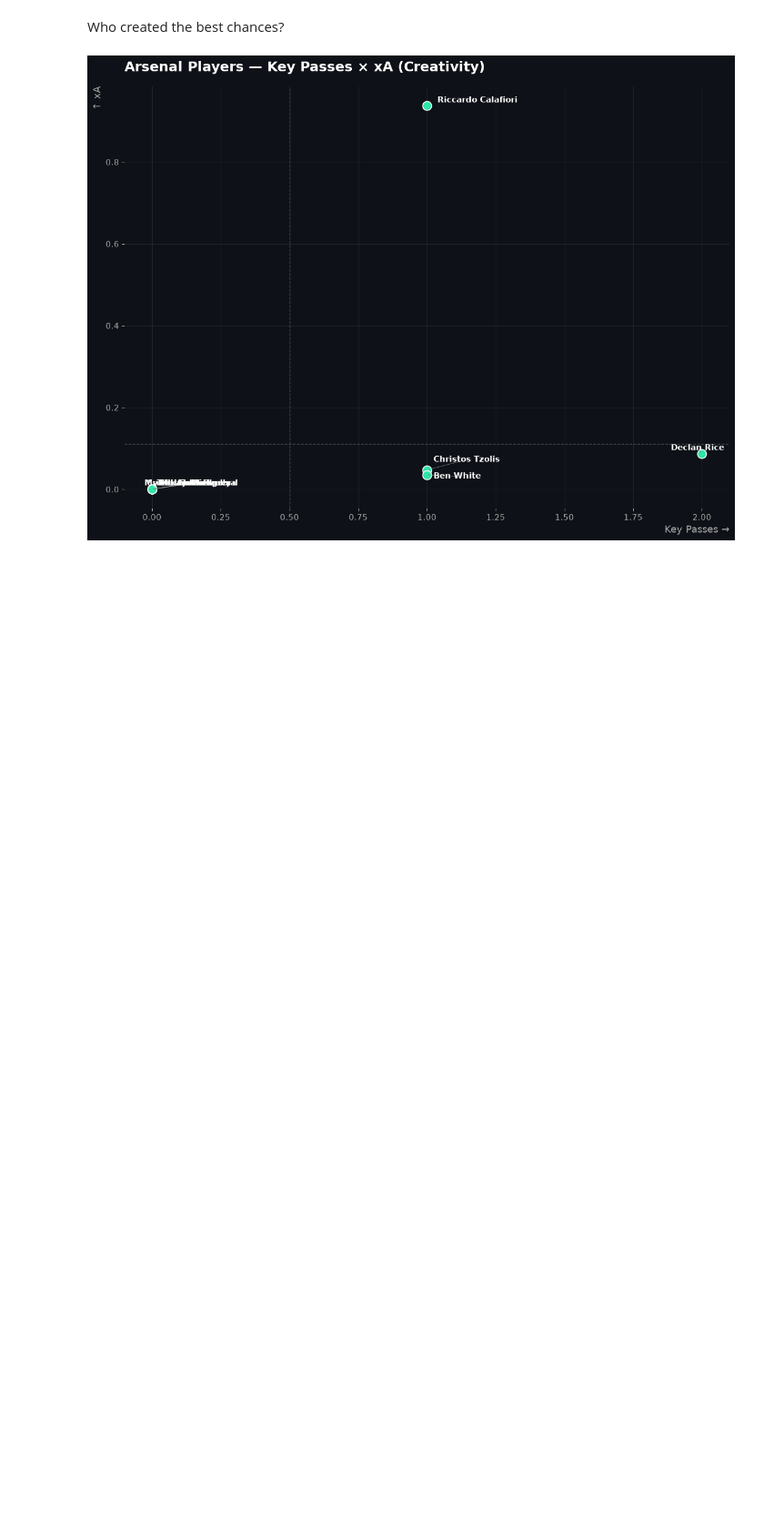
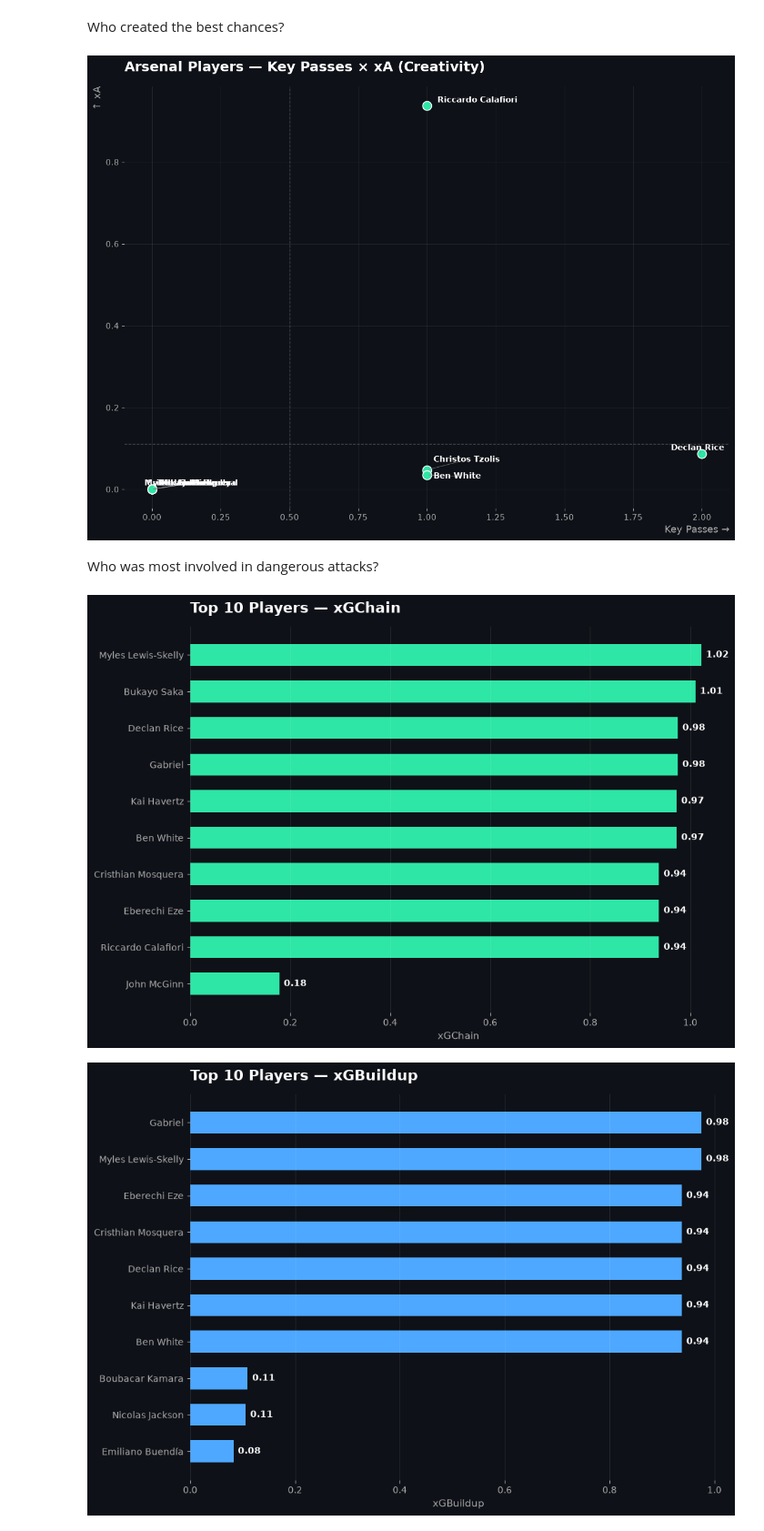
Before and after one commit to SalmaAllam8/football-data-visualization, a Jupyter notebook: Arsenal_undestats.ipynb, the cells around one changed output. Shown at 91% size. Drawn from its saved outputs; the diff is of its cells as text; code cells hidden in the pictures; blank space fills up the shorter version.

Commit message:
attacks

```diff
--- a/Arsenal_undestats.ipynb
+++ b/Arsenal_undestats.ipynb
@@ -1046,3 +1046,48 @@ plt.tight_layout()
 plt.show()
 # %% [output]
 [figure]
+# %% [markdown]
+Who was most involved in dangerous attacks?
+# %%
+
+def plot_top10_bar(df, col, title, color="#2ee6a6"):
+    plot_df = df.sort_values(col, ascending=False).head(10)
+    plot_df = plot_df.sort_values(col, ascending=True)  # so biggest ends up on top visually
+
+    fig, ax = plt.subplots(figsize=(10, 7), facecolor="#0e1117")
+    ax.set_facecolor("#0e1117")
+
+    bars = ax.barh(plot_df["player"], plot_df[col], color=color, height=0.6)
+
+    # Value labels at the end of each bar
+    for bar, val in zip(bars, plot_df[col]):
+        ax.annotate(
+            f"{val:.2f}",
+            xy=(val, bar.get_y() + bar.get_height() / 2),
+            xytext=(5, 0),
+            textcoords="offset points",
+            va="center",
+            ha="left",
+            color="white",
+            fontsize=10,
+            fontweight="bold"
+        )
+
+    ax.set_title(title, color="white", fontsize=16, fontweight="bold", loc="left", pad=15)
+    ax.set_xlabel(col, color="#aaaaaa", fontsize=11)
+    ax.tick_params(colors="#aaaaaa", labelsize=10)
+    for spine in ax.spines.values():
+        spine.set_visible(False)
+    ax.grid(axis="x", color="white", alpha=0.1)
+
+    plt.tight_layout()
+    plt.show()
+
+# --- xGChain ---
+plot_top10_bar(df, "xGChain", "Top 10 Players — xGChain", color="#2ee6a6")
+
+# --- xGBuildup ---
+plot_top10_bar(df, "xGBuildup", "Top 10 Players — xGBuildup", color="#4ea8ff")
+# %% [output]
+[figure, added]
+[figure, added]
```
